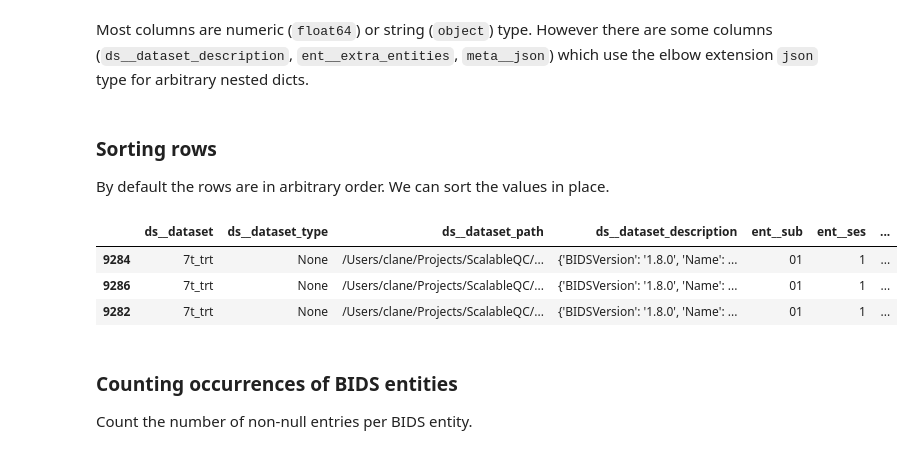
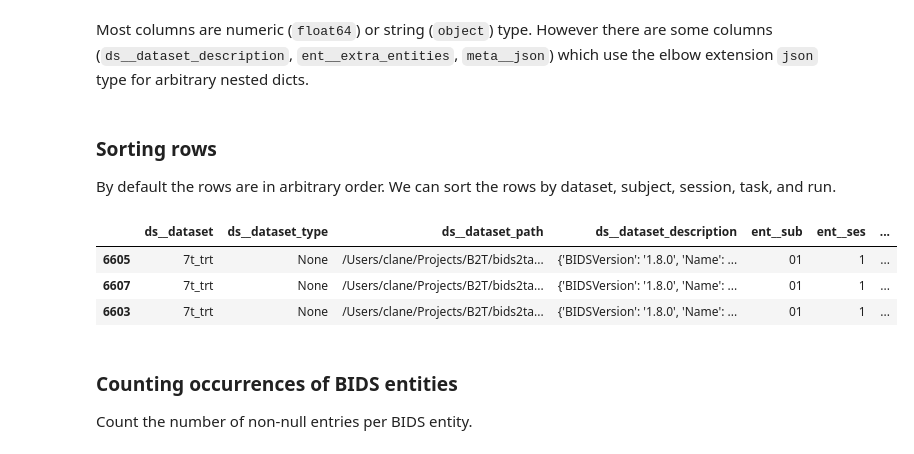
Before and after one commit to childmindresearch/bids2table, a Jupyter notebook: example/example.ipynb, the cells around one changed output. Cells and saved outputs as stored; diff of their text form; code cells hidden in the pictures.

```diff
--- a/example/example.ipynb
+++ b/example/example.ipynb
@@ -47,7 +53,6 @@ Each row in the table corresponds to a BIDS data file. The table is organized wi
 - metadata (`meta__*`): BIDS JSON metadata
 - file (`file__*`): General file metadata including the full file path and last modified time
 # %%
-df = bids2table("../bids-examples")
-
-df.head(3)
+tab = bids2table("../bids-examples")
+tab.head(3)
 # %% [output]
@@ -124,18 +142,17 @@ Most columns are numeric (`float64`) or string (`object`) type. However there ar
 # %% [markdown]
 ### Sorting rows
 
-By default the rows are in arbitrary order. We can sort the values in place.
+By default the rows are in arbitrary order. We can sort the rows by dataset, subject, session, task, and run.
 # %%
 sort_cols = ["ds__dataset"] + [f"ent__{k}" for k in ["sub", "ses", "task", "run"]]
 
-df.sort_values(sort_cols, inplace=True)
-
-df.head(3)
+sort_tab = tab.sort_values(sort_cols)
+sort_tab.head(3)
 # %% [output]
 |  | ds__dataset | ds__dataset_type | ds__dataset_path | ds__dataset_description | ent__sub | ent__ses | ... |
-| 9284 | 7t_trt | None | /Users/clane/Projects/ScalableQC/... | {'BIDSVersion': '1.8.0', 'Name': ... | 01 | 1 | ... |
-| 9286 | 7t_trt | None | /Users/clane/Projects/ScalableQC/... | {'BIDSVersion': '1.8.0', 'Name': ... | 01 | 1 | ... |
-| 9282 | 7t_trt | None | /Users/clane/Projects/ScalableQC/... | {'BIDSVersion': '1.8.0', 'Name': ... | 01 | 1 | ... |
+| 6605 | 7t_trt | None | /Users/clane/Projects/B2T/bids2ta... | {'BIDSVersion': '1.8.0', 'Name': ... | 01 | 1 | ... |
+| 6607 | 7t_trt | None | /Users/clane/Projects/B2T/bids2ta... | {'BIDSVersion': '1.8.0', 'Name': ... | 01 | 1 | ... |
+| 6603 | 7t_trt | None | /Users/clane/Projects/B2T/bids2ta... | {'BIDSVersion': '1.8.0', 'Name': ... | 01 | 1 | ... |
 # %% [markdown]
 ### Counting occurrences of BIDS entities
 
```
Also changed, not shown: parts of 25 cells of this notebook, 6 other files.
